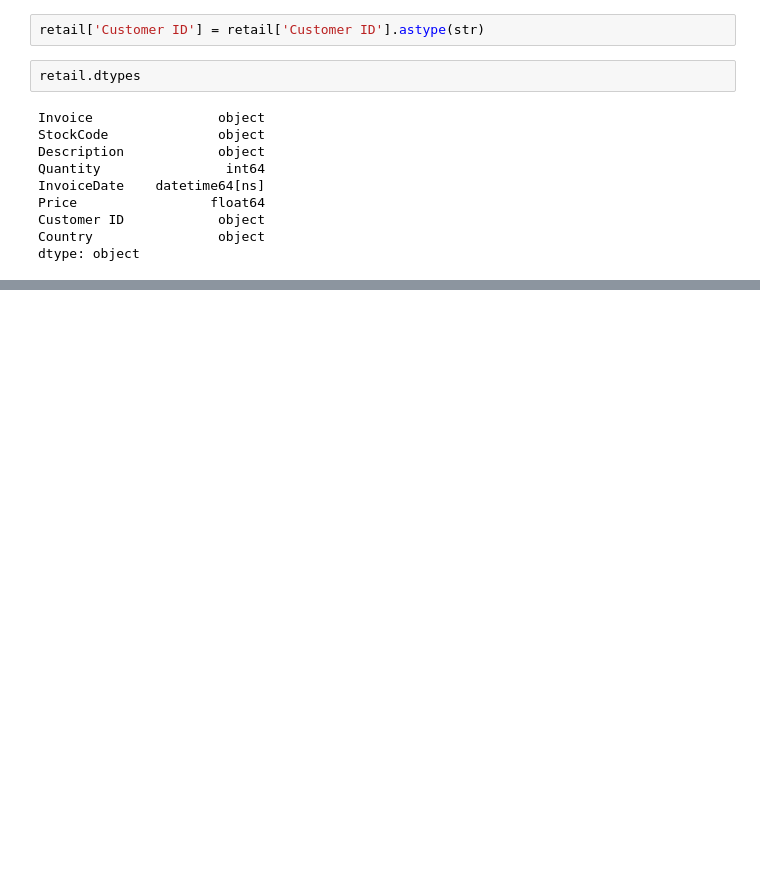
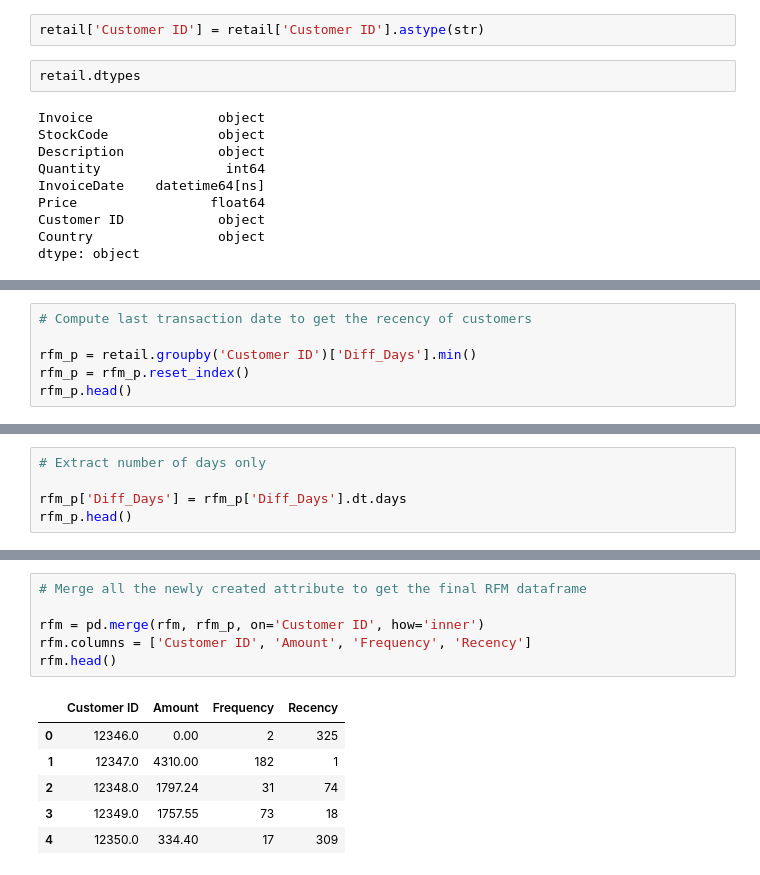
Before and after one commit to manishkr1754/Online_Retail_Customer_Segmentation_RFM_Analysis, a Jupyter notebook: Online Retail Customer Segmentation RFM Analysis.ipynb, the cells around one changed output, grey strips where cells are left out. Cells and saved outputs as stored; diff of their text form; blank space fills up the shorter version.

```diff
--- a/Online Retail Customer Segmentation RFM Analysis.ipynb
+++ b/Online Retail Customer Segmentation RFM Analysis.ipynb
@@ -282,0 +389,6 @@ dtype: object
+# %%
+# Compute last transaction date to get the recency of customers
+
+rfm_p = retail.groupby('Customer ID')['Diff_Days'].min()
+rfm_p = rfm_p.reset_index()
+rfm_p.head()
@@ -282,0 +402,5 @@ dtype: object
+# %%
+# Extract number of days only
+
+rfm_p['Diff_Days'] = rfm_p['Diff_Days'].dt.days
+rfm_p.head()
@@ -282,0 +414,13 @@ dtype: object
+# %%
+# Merge all the newly created attribute to get the final RFM dataframe
+
+rfm = pd.merge(rfm, rfm_p, on='Customer ID', how='inner')
+rfm.columns = ['Customer ID', 'Amount', 'Frequency', 'Recency']
+rfm.head()
+# %% [output]
+|  | Customer ID | Amount | Frequency | Recency |
+| 0 | 12346.0 | 0.00 | 2 | 325 |
+| 1 | 12347.0 | 4310.00 | 182 | 1 |
+| 2 | 12348.0 | 1797.24 | 31 | 74 |
+| 3 | 12349.0 | 1757.55 | 73 | 18 |
+| 4 | 12350.0 | 334.40 | 17 | 309 |
```
Also changed, not shown: parts of 15 cells of this notebook.
